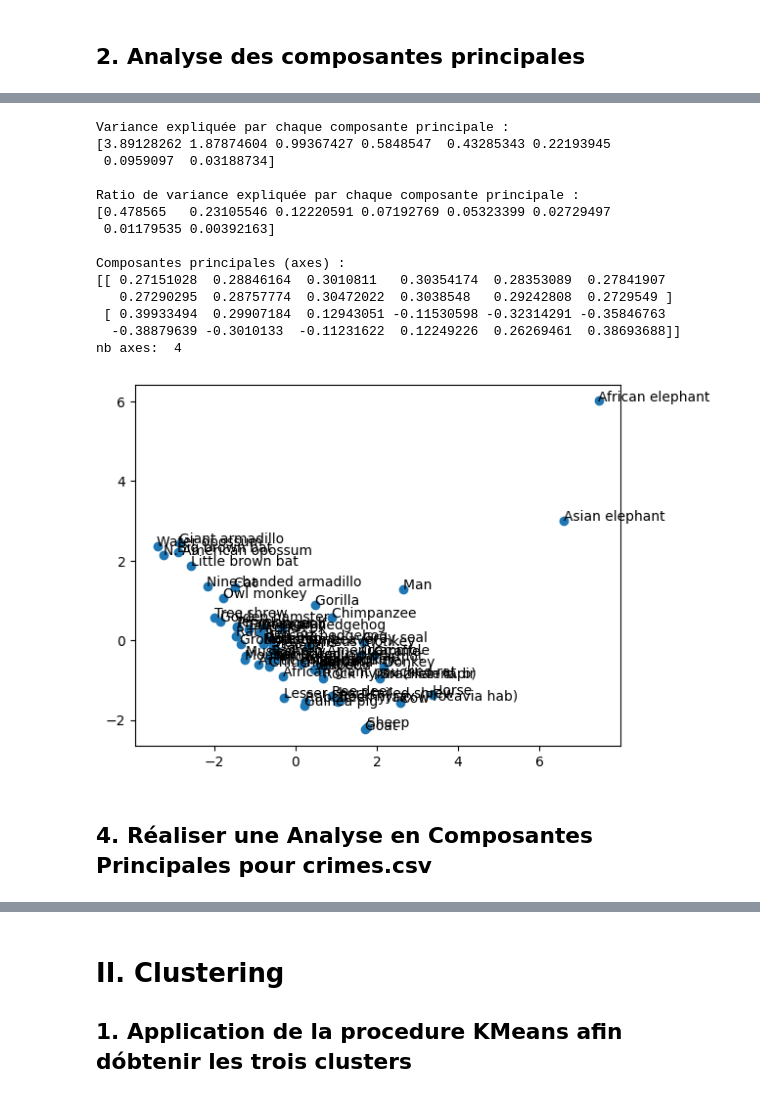
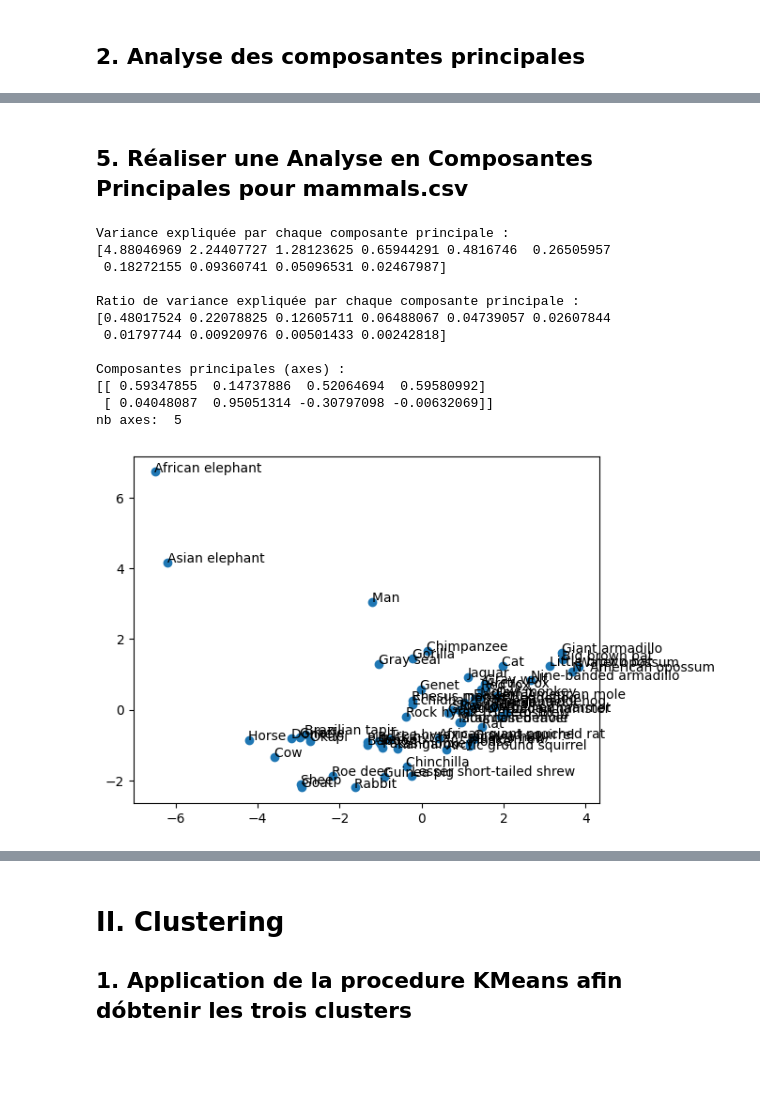
Before and after one commit to d4wae89d498/mif04, a Jupyter notebook: TP-ANS/MahdiBadreddine_MarcFaussurier.ipynb, the cells around one changed output, grey strips where cells are left out. Drawn from its saved outputs; the diff is of its cells as text; code cells hidden in the pictures; blank space fills up the shorter version.

```diff
--- a/TP-ANS/MahdiBadreddine_MarcFaussurier.ipynb
+++ b/TP-ANS/MahdiBadreddine_MarcFaussurier.ipynb
@@ -11,7 +11,7 @@ import matplotlib.pyplot as plt
 warnings.filterwarnings('ignore')
 # %%
 data = pd.read_csv('./villes.csv', sep=';')
-X = data.iloc[:, 1:13].values
+X = data.iloc[:, 1:].values
 labels = data.iloc[:, 0].values
 # %% [markdown]
 ## 2. Analyse des composantes principales
@@ -64,0 +113,31 @@ nb axes:  2
+# %%
+data = pd.read_csv('./50_Startups.csv', sep=';')
+X = data.iloc[:, 1:].values
+labels = data.iloc[:, 0].values
+
+scaler = StandardScaler()
+X_scaled = scaler.fit_transform(X)
+
+pca = PCA()
+
+X_pca = pca.fit_transform(X_scaled)
+
+explained_variance = pca.explained_variance_
+explained_variance_ratio = pca.explained_variance_ratio_
+print("Variance expliquée par chaque composante principale :")
+print(explained_variance)
+print("\nRatio de variance expliquée par chaque composante principale :")
+print(explained_variance_ratio)
+
+components = pca.components_
+print("\nComposantes principales (axes) :")
+print(components[:2])
+
+pourcentage_cumulatif = np.cumsum(explained_variance) / np.sum(explained_variance)
+nombre_axes_necessaires = np.argmax(pourcentage_cumulatif >= 0.90) + 1
+print("nb axes: ", nombre_axes_necessaires)
+
+plt.scatter(X_pca[:, 0], X_pca[:, 1])
+for label, x, y in zip(labels, X_pca[:, 0], X_pca[:, 1]):
+    plt.annotate(label, xy=(x, y), xytext=(-0.2, 0.2), textcoords='offset points')
+plt.show()
@@ -65,6 +156,8 @@ nb axes:  2
+# %% [markdown]
+## 5.  Réaliser une Analyse en Composantes Principales pour mammals.csv
 # %%
 data = pd.read_csv('./mammals.csv', sep=';')
-X = data.iloc[:, 1:9].values
+X = data.iloc[:, 1:].values
 labels = data.iloc[:, 0].values
 
 scaler = StandardScaler()
@@ -74,42 +167,38 @@ pca = PCA()
 
 X_pca = pca.fit_transform(X_scaled)
 
 
 explained_variance = pca.explained_variance_
 explained_variance_ratio = pca.explained_variance_ratio_
 print("Variance expliquée par chaque composante principale :")
 print(explained_variance)
 
 print("\nRatio de variance expliquée par chaque composante principale :")
 print(explained_variance_ratio)
 
 print("\nComposantes principales (axes) :")
 print(components[:2])
 
 
 pourcentage_cumulatif = np.cumsum(explained_variance) / np.sum(explained_variance)
 nombre_axes_necessaires = np.argmax(pourcentage_cumulatif >= 0.90) + 1
 print("nb axes: ", nombre_axes_necessaires)
 
 plt.scatter(X_pca[:, 0], X_pca[:, 1])
 for label, x, y in zip(labels, X_pca[:, 0], X_pca[:, 1]):
     plt.annotate(label, xy=(x, y), xytext=(-0.2, 0.2), textcoords='offset points')
 plt.show()
 # %% [output]
 Variance expliquée par chaque composante principale :
-[3.89128262 1.87874604 0.99367427 0.5848547  0.43285343 0.22193945
- 0.0959097  0.03188734]
+[4.88046969 2.24407727 1.28123625 0.65944291 0.4816746  0.26505957
+ 0.18272155 0.09360741 0.05096531 0.02467987]
 
 Ratio de variance expliquée par chaque composante principale :
-[0.478565   0.23105546 0.12220591 0.07192769 0.05323399 0.02729497
- 0.01179535 0.00392163]
+[0.48017524 0.22078825 0.12605711 0.06488067 0.04739057 0.02607844
+ 0.01797744 0.00920976 0.00501433 0.00242818]
 
 Composantes principales (axes) :
-[[ 0.27151028  0.28846164  0.3010811   0.30354174  0.28353089  0.27841907
-   0.27290295  0.28757774  0.30472022  0.3038548   0.29242808  0.2729549 ]
- [ 0.39933494  0.29907184  0.12943051 -0.11530598 -0.32314291 -0.35846763
-  -0.38879639 -0.3010133  -0.11231622  0.12249226  0.26269461  0.38693688]]
-nb axes:  4
+[[ 0.59347855  0.14737886  0.52064694  0.59580992]
+ [ 0.04048087  0.95051314 -0.30797098 -0.00632069]]
+nb axes:  5
-[figure, old version]
+[figure, new version]
-# %% [markdown]
-## 4.  Réaliser une Analyse en Composantes Principales pour crimes.csv
```
Also changed, not shown: parts of 9 cells of this notebook.
